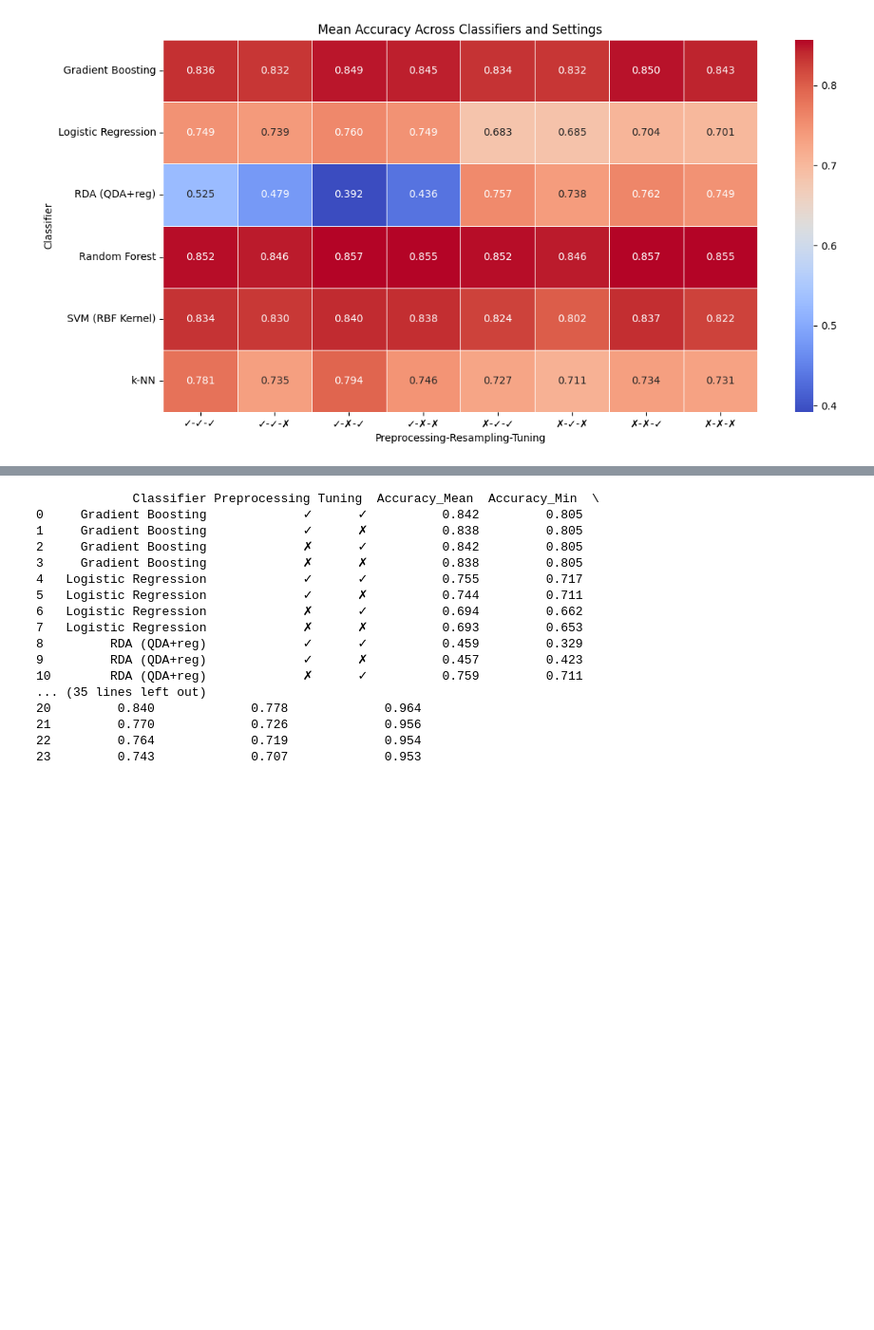
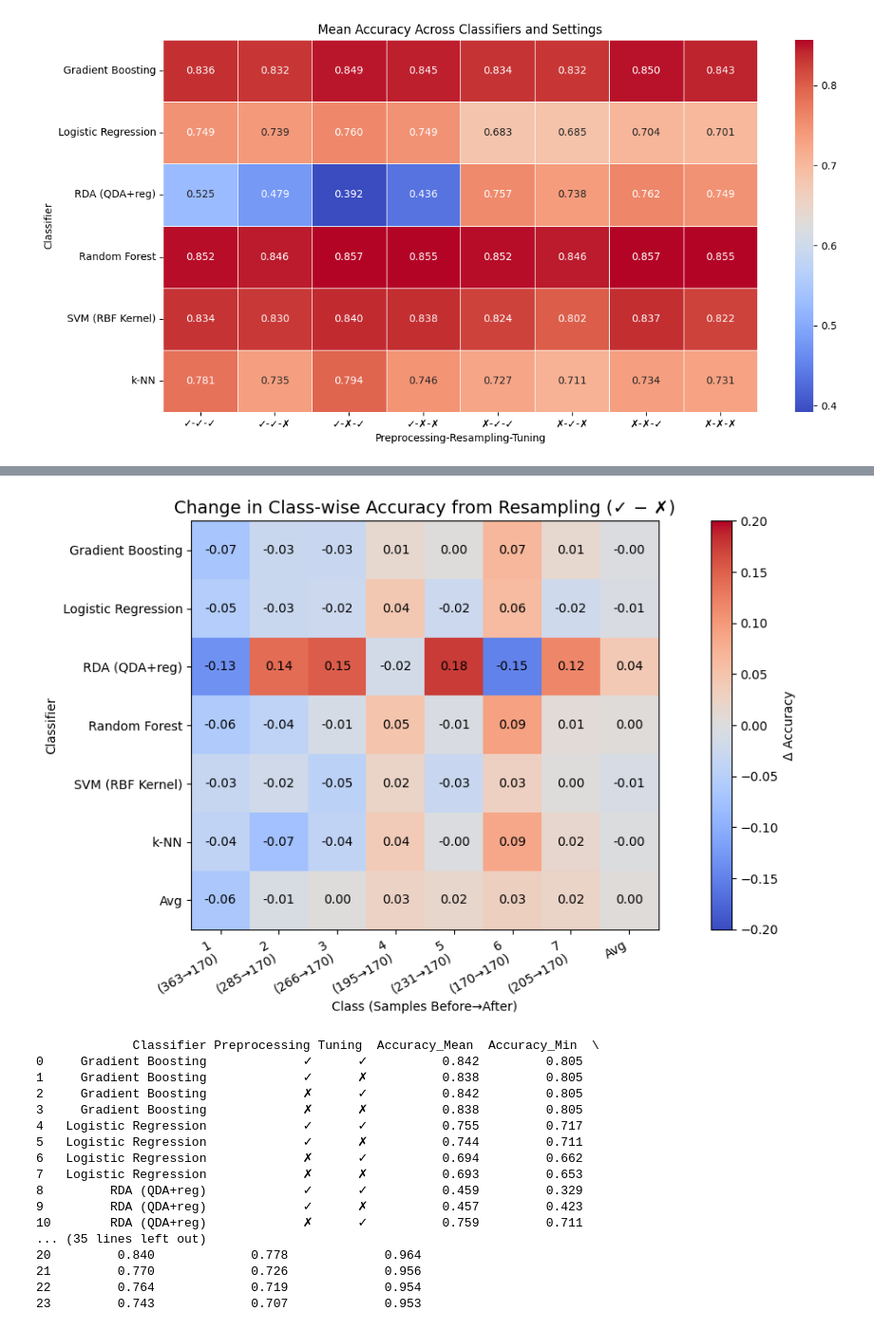
Before and after one commit to nilshammar00/MVE441, a Jupyter notebook: official_filefu.ipynb, the cells around one changed output, grey strips where cells are left out. Shown at 95% size. Drawn from its saved outputs; the diff is of its cells as text; code cells hidden in the pictures; blank space fills up the shorter version.

```diff
--- a/official_filefu.ipynb
+++ b/official_filefu.ipynb
@@ -615,3 +481,89 @@ plt.show()
+# %%
+import pandas as pd
+import matplotlib.pyplot as plt
+import numpy as np
+import glob
+import os
+
+records = []
+sample_counts = {"✓": {}, "✗": {}}
+
+# --- STEP 1: Collect accuracy and sample size data ---
+for path in glob.glob("results/prep_*_res_*_tune_*/confidence_*.csv"):
+    dirname = os.path.basename(os.path.dirname(path))
+    resampled = "✓" if "res_1" in dirname else "✗"
+    classifier = os.path.basename(path).replace("confidence_", "").replace(".csv", "").replace("_", " ")
+
+    df = pd.read_csv(path)
+    if not {"True", "Predicted"}.issubset(df.columns):
+        continue
+
+    df["Correct"] = df["True"] == df["Predicted"]
+
+    # Store sample counts
+    counts = df["True"].value_counts()
+    for cls, count in counts.items():
+        sample_counts[resampled][cls] = sample_counts[resampled].get(cls, []) + [count]
+
+    for cls in sorted(df["True"].unique()):
+        acc = df[df["True"] == cls]["Correct"].mean()
+        records.append({
+            "Classifier": classifier,
+            "Class": cls,
+            "Resampling": resampled,
+            "Accuracy": acc
+        })
+
+# --- STEP 2: Prepare delta accuracy table ---
+df_all = pd.DataFrame(records)
+pivot = df_all.pivot_table(index=["Classifier", "Class"], columns="Resampling", values="Accuracy", aggfunc="mean")
+pivot["Delta"] = pivot["✓"] - pivot["✗"]
+delta = pivot["Delta"].unstack(level=1)  # rows = classifiers, cols = classes
+
+# --- STEP 3: Compute average sample sizes per class ---
+avg_before = {cls: int(np.mean(v)) for cls, v in sample_counts["✗"].items()}
+
+# --- STEP 4: Add Avg column and row ---
+delta["Avg"] = delta.mean(axis=1)  # avg per classifier
+avg_row = delta.mean(axis=0).to_frame().T
+avg_row.index = ["Avg"]
+delta = pd.concat([delta, avg_row])
+
+# --- STEP 5: Create x/y tick labels ---
+class_order = delta.columns.tolist()
+clf_labels = delta.index.tolist()
+
+class_labels = [
+    f"{cls}\n({avg_before.get(cls, '?')}→170)" if cls != "Avg" else "Avg"
+    for cls in class_order
+]
+
+# --- STEP 6: Plot heatmap ---
+fig, ax = plt.subplots(figsize=(12, 6))
+im = ax.imshow(delta.values, cmap='coolwarm', vmin=-0.2, vmax=0.2)
+
+ax.set_xticks(np.arange(len(class_labels)))
+ax.set_yticks(np.arange(len(clf_labels)))
+ax.set_xticklabels(class_labels, rotation=30, ha='right')
+ax.set_yticklabels(clf_labels)
+
+ax.set_xlabel("Class (Samples Before→After)")
+ax.set_ylabel("Classifier")
+
+plt.title("Change in Class-wise Accuracy from Resampling (✓ − ✗)", fontsize=14)
+cbar = plt.colorbar(im, ax=ax)
+cbar.set_label("Δ Accuracy")
+
+# Annotate cells
+for i in range(len(clf_labels)):
+    for j in range(len(class_labels)):
+        value = delta.values[i, j]
+        ax.text(j, i, f"{value:.2f}", ha="center", va="center", color="black")
+
+plt.tight_layout()
+plt.show()
+# %% [output]
+[figure, added]
 # %%
 import pandas as pd
 import os
```
Also changed, not shown: parts of 13 cells of this notebook.
